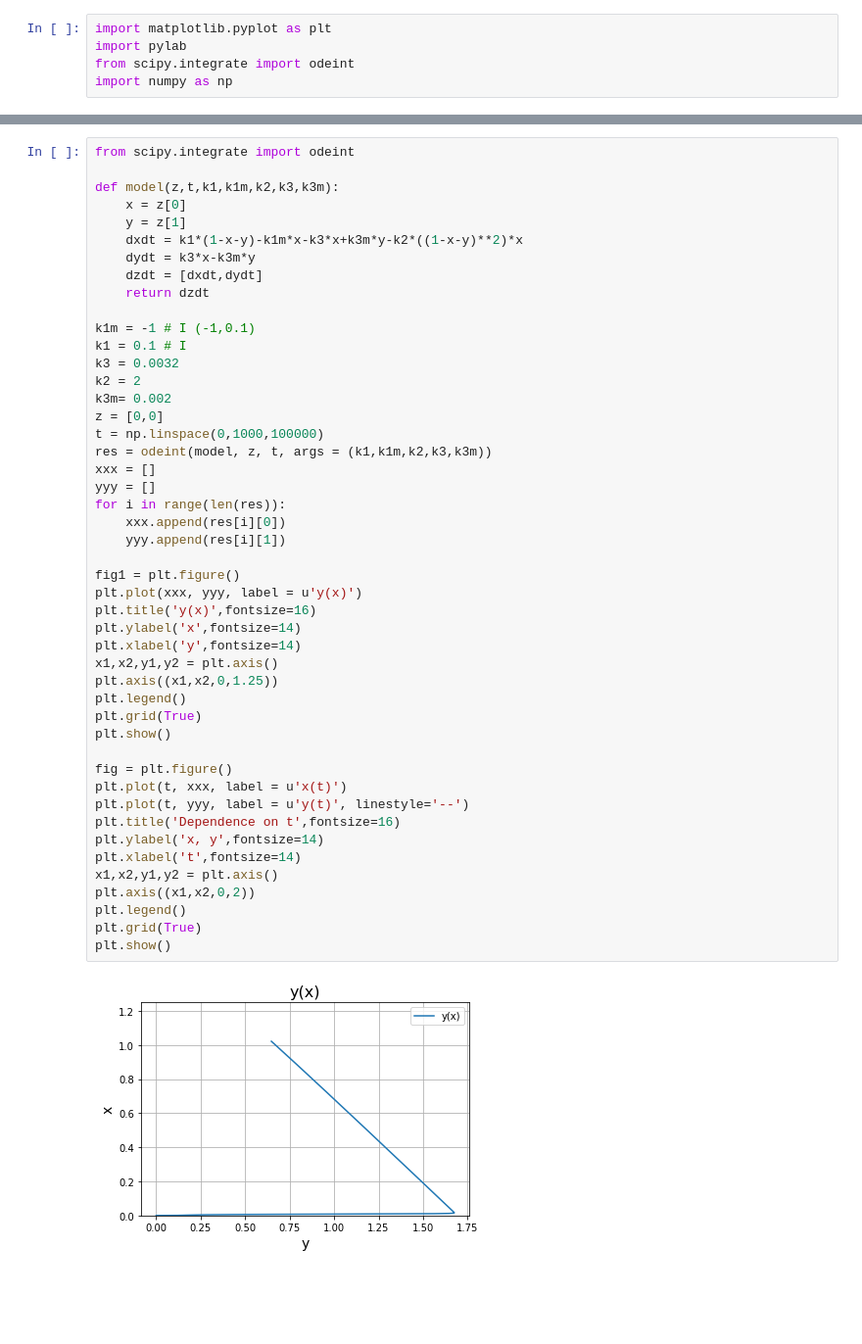
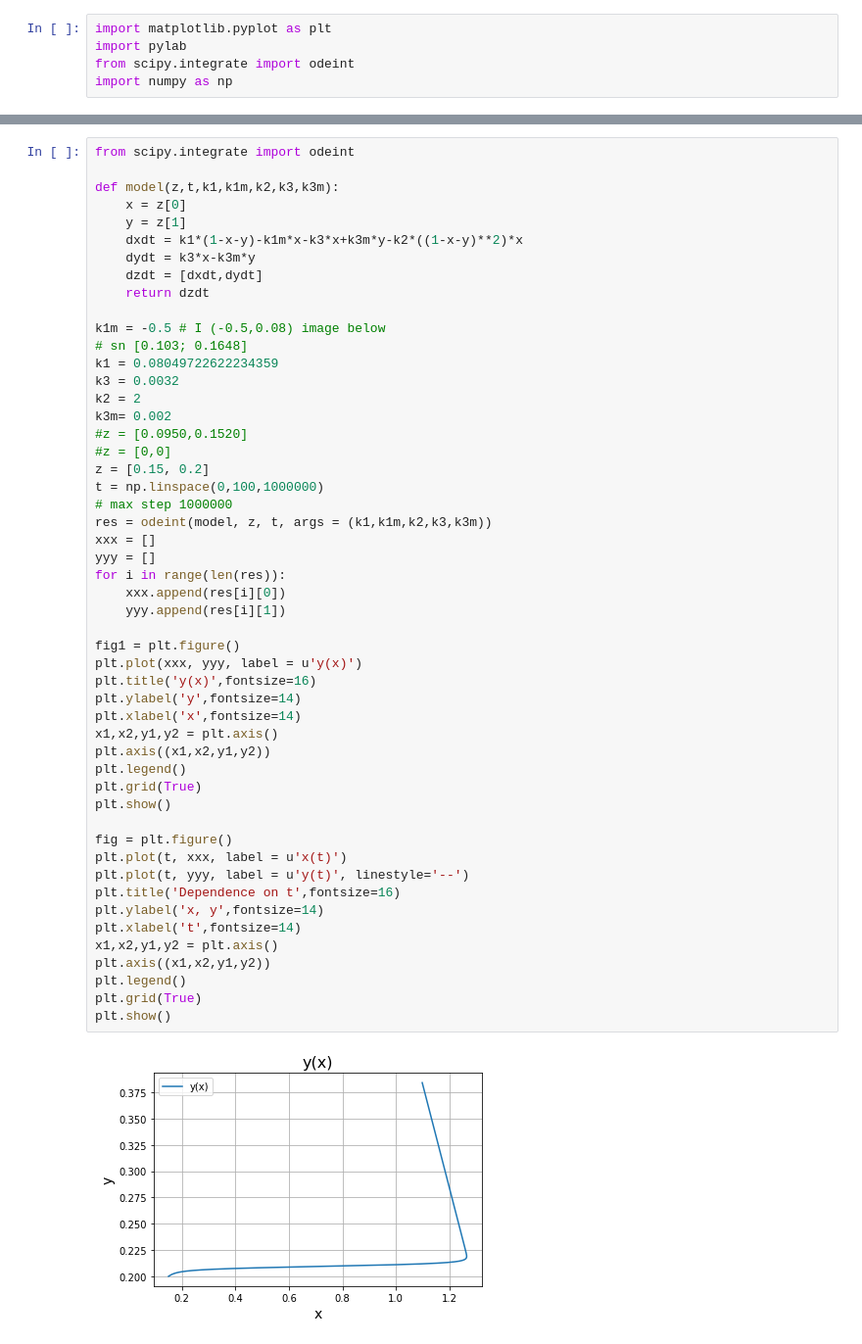
Before and after one commit to KsenyaBu/Python_BUKS_Practicum, a Jupyter notebook: Project#2_BUKS.ipynb, the cells around one changed output, grey strips where cells are left out. Shown at 98% size. Saved outputs shown, nothing was run; the diff lists cells and outputs as text; blank space fills up the shorter version.

```diff
--- a/Project#2_BUKS.ipynb
+++ b/Project#2_BUKS.ipynb
@@ -714,41 +762,45 @@ def model(z,t,k1,k1m,k2,k3,k3m):
     dzdt = [dxdt,dydt]
     return dzdt
 
-k1m = -1 # I (-1,0.1)
-k1 = 0.1 # I
+k1m = -0.5 # I (-0.5,0.08) image below
+# sn [0.103; 0.1648]
+k1 = 0.08049722622234359
 k3 = 0.0032
 k2 = 2
 k3m= 0.002
-z = [0,0]
-t = np.linspace(0,1000,100000)
+#z = [0.0950,0.1520]
+#z = [0,0]
+z = [0.15, 0.2]
+t = np.linspace(0,100,1000000)
+# max step 1000000
 res = odeint(model, z, t, args = (k1,k1m,k2,k3,k3m))
 xxx = []
 yyy = []
 for i in range(len(res)):
     xxx.append(res[i][0])
     yyy.append(res[i][1])
 
 fig1 = plt.figure()
 plt.plot(xxx, yyy, label = u'y(x)')
 plt.title('y(x)',fontsize=16)
-plt.ylabel('x',fontsize=14)
-plt.xlabel('y',fontsize=14)
+plt.ylabel('y',fontsize=14)
+plt.xlabel('x',fontsize=14)
 x1,x2,y1,y2 = plt.axis()
-plt.axis((x1,x2,0,1.25))
+plt.axis((x1,x2,y1,y2))
 plt.legend()
 plt.grid(True)
 plt.show()
 
 fig = plt.figure()
 plt.plot(t, xxx, label = u'x(t)')
 plt.plot(t, yyy, label = u'y(t)', linestyle='--')
 plt.title('Dependence on t',fontsize=16)
 plt.ylabel('x, y',fontsize=14)
 plt.xlabel('t',fontsize=14)
 x1,x2,y1,y2 = plt.axis()
-plt.axis((x1,x2,0,2))
+plt.axis((x1,x2,y1,y2))
 plt.legend()
 plt.grid(True)
 plt.show()
 # %% [output]
-[figure, old version]
+[figure, new version]
```
Also changed, not shown: parts of 13 cells of this notebook.
